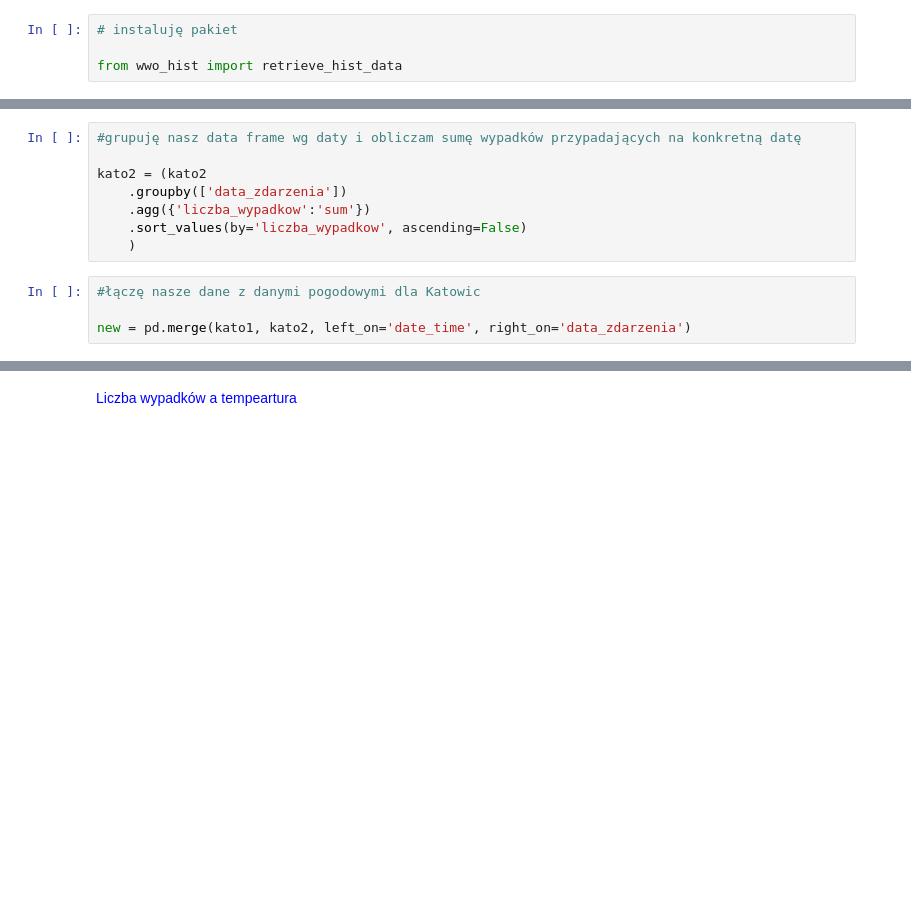
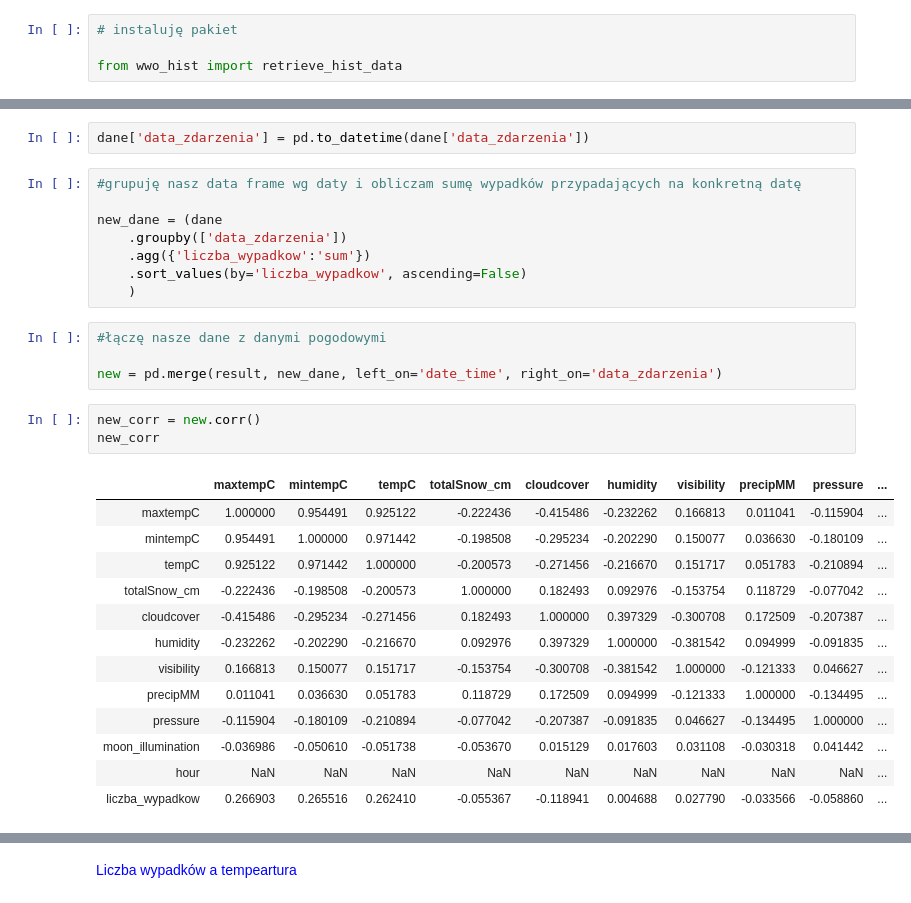
Before and after one commit to KGorczyca/Car_accidents, a Jupyter notebook: pogoda.ipynb, the cells around one changed output, grey strips where cells are left out. Cells and saved outputs as stored; diff of their text form; blank space fills up the shorter version.

```diff
--- a/pogoda.ipynb
+++ b/pogoda.ipynb
@@ -145,15 +313,34 @@ See the caveats in the documentation: http://pandas.pydata.org/pandas-docs/stabl
+# %%
+dane['data_zdarzenia'] = pd.to_datetime(dane['data_zdarzenia'])
 # %%
 #grupuję nasz data frame wg daty i obliczam sumę wypadków przypadających na konkretną datę
 
-kato2 = (kato2
+new_dane = (dane
     .groupby(['data_zdarzenia'])
     .agg({'liczba_wypadkow':'sum'})
     .sort_values(by='liczba_wypadkow', ascending=False)
     )
 # %%
-#łączę nasze dane z danymi pogodowymi dla Katowic
+#łączę nasze dane z danymi pogodowymi
 
-new = pd.merge(kato1, kato2, left_on='date_time', right_on='data_zdarzenia')
+new = pd.merge(result, new_dane, left_on='date_time', right_on='data_zdarzenia')
+# %%
+new_corr = new.corr()
+new_corr
+# %% [output]
+|  | maxtempC | mintempC | tempC | totalSnow_cm | cloudcover | humidity | visibility | precipMM | pressure | ... |
+| maxtempC | 1.000000 | 0.954491 | 0.925122 | -0.222436 | -0.415486 | -0.232262 | 0.166813 | 0.011041 | -0.115904 | ... |
+| mintempC | 0.954491 | 1.000000 | 0.971442 | -0.198508 | -0.295234 | -0.202290 | 0.150077 | 0.036630 | -0.180109 | ... |
+| tempC | 0.925122 | 0.971442 | 1.000000 | -0.200573 | -0.271456 | -0.216670 | 0.151717 | 0.051783 | -0.210894 | ... |
+| totalSnow_cm | -0.222436 | -0.198508 | -0.200573 | 1.000000 | 0.182493 | 0.092976 | -0.153754 | 0.118729 | -0.077042 | ... |
+| cloudcover | -0.415486 | -0.295234 | -0.271456 | 0.182493 | 1.000000 | 0.397329 | -0.300708 | 0.172509 | -0.207387 | ... |
+| humidity | -0.232262 | -0.202290 | -0.216670 | 0.092976 | 0.397329 | 1.000000 | -0.381542 | 0.094999 | -0.091835 | ... |
+| visibility | 0.166813 | 0.150077 | 0.151717 | -0.153754 | -0.300708 | -0.381542 | 1.000000 | -0.121333 | 0.046627 | ... |
+| precipMM | 0.011041 | 0.036630 | 0.051783 | 0.118729 | 0.172509 | 0.094999 | -0.121333 | 1.000000 | -0.134495 | ... |
+| pressure | -0.115904 | -0.180109 | -0.210894 | -0.077042 | -0.207387 | -0.091835 | 0.046627 | -0.134495 | 1.000000 | ... |
+| moon_illumination | -0.036986 | -0.050610 | -0.051738 | -0.053670 | 0.015129 | 0.017603 | 0.031108 | -0.030318 | 0.041442 | ... |
+| hour | NaN | NaN | NaN | NaN | NaN | NaN | NaN | NaN | NaN | ... |
+| liczba_wypadkow | 0.266903 | 0.265516 | 0.262410 | -0.055367 | -0.118941 | 0.004688 | 0.027790 | -0.033566 | -0.058860 | ... |
 # %%
 new.sample(5)
 
```
Also changed, not shown: parts of 34 cells of this notebook.
